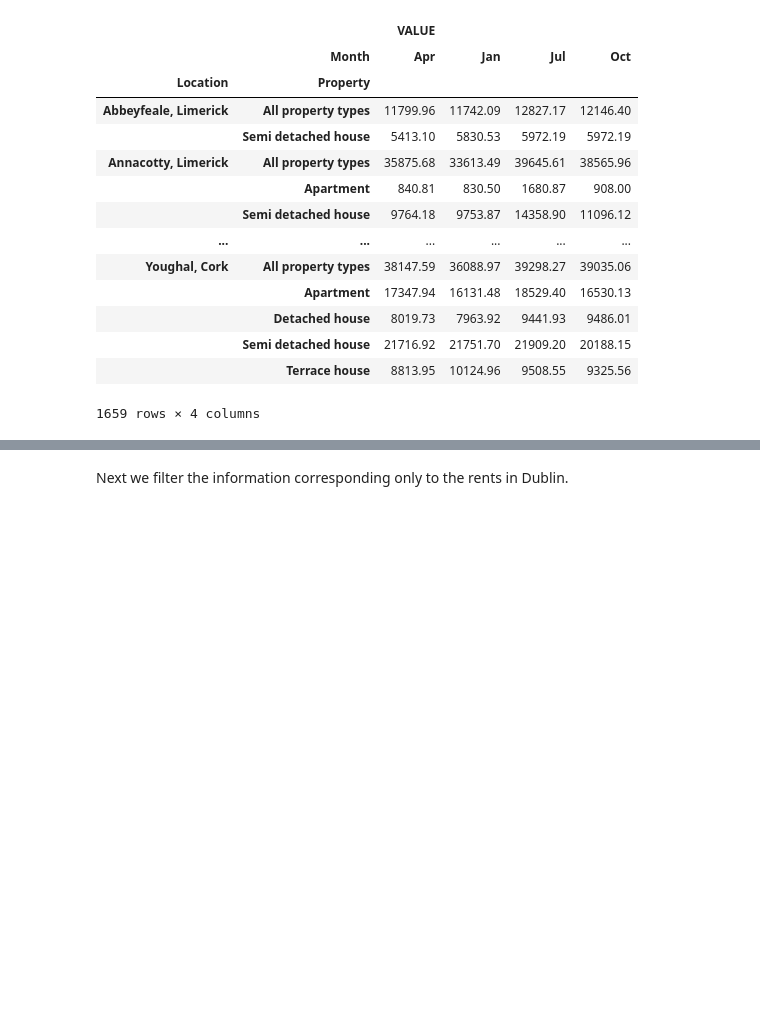
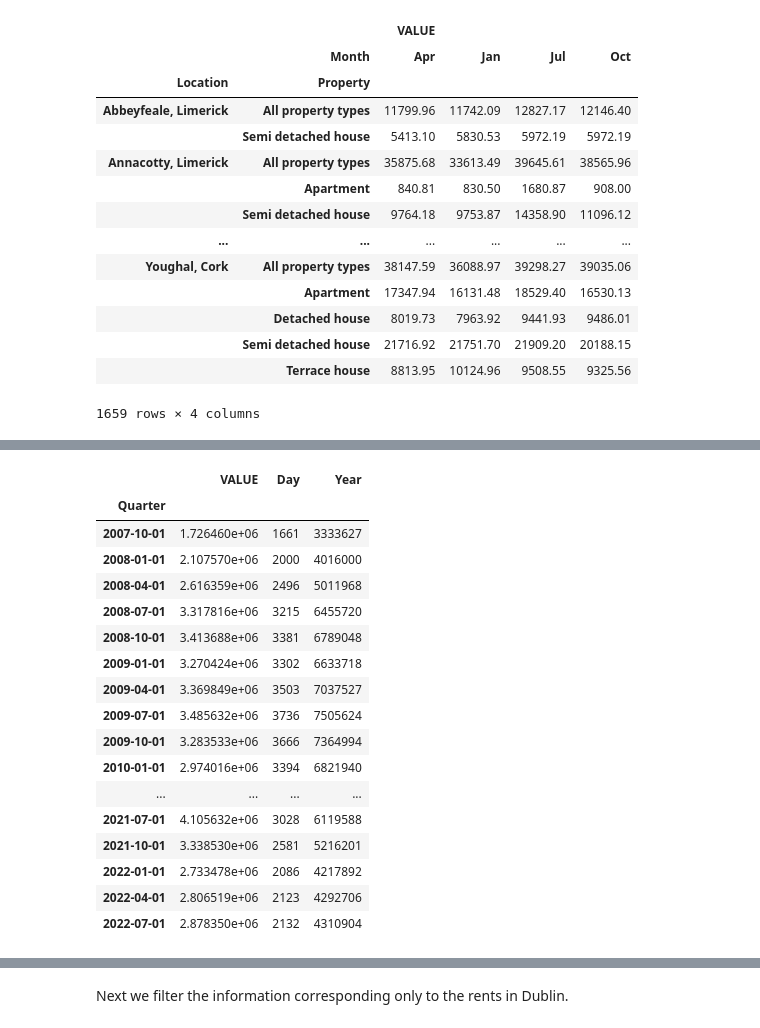
Before and after one commit to FabyBarrios/python, a Jupyter notebook: Statistics/Rents_Ireland.ipynb, the cells around one changed output, grey strips where cells are left out. Drawn from its saved outputs; the diff is of its cells as text; code cells hidden in the pictures; blank space fills up the shorter version.

```diff
--- a/Statistics/Rents_Ireland.ipynb
+++ b/Statistics/Rents_Ireland.ipynb
@@ -615,0 +680,27 @@ df2.pivot_table(index=['Location', 'Property'], values=['VALUE'], columns=['Mont
+# %%
+#Grouping by date
+df_date = df2.groupby('Quarter').sum()
+
+#reset index
+#df_date.reset_index(inplace=True)
+
+df_date
+# %% [output]
+|  | VALUE | Day | Year |
+| Quarter |  |  |  |
+| 2007-10-01 | 1.726460e+06 | 1661 | 3333627 |
+| 2008-01-01 | 2.107570e+06 | 2000 | 4016000 |
+| 2008-04-01 | 2.616359e+06 | 2496 | 5011968 |
+| 2008-07-01 | 3.317816e+06 | 3215 | 6455720 |
+| 2008-10-01 | 3.413688e+06 | 3381 | 6789048 |
+| 2009-01-01 | 3.270424e+06 | 3302 | 6633718 |
+| 2009-04-01 | 3.369849e+06 | 3503 | 7037527 |
+| 2009-07-01 | 3.485632e+06 | 3736 | 7505624 |
+| 2009-10-01 | 3.283533e+06 | 3666 | 7364994 |
+| 2010-01-01 | 2.974016e+06 | 3394 | 6821940 |
+| ... | ... | ... | ... |
+| 2021-07-01 | 4.105632e+06 | 3028 | 6119588 |
+| 2021-10-01 | 3.338530e+06 | 2581 | 5216201 |
+| 2022-01-01 | 2.733478e+06 | 2086 | 4217892 |
+| 2022-04-01 | 2.806519e+06 | 2123 | 4292706 |
+| 2022-07-01 | 2.878350e+06 | 2132 | 4310904 |
```
Also changed, not shown: parts of 12 cells of this notebook.
